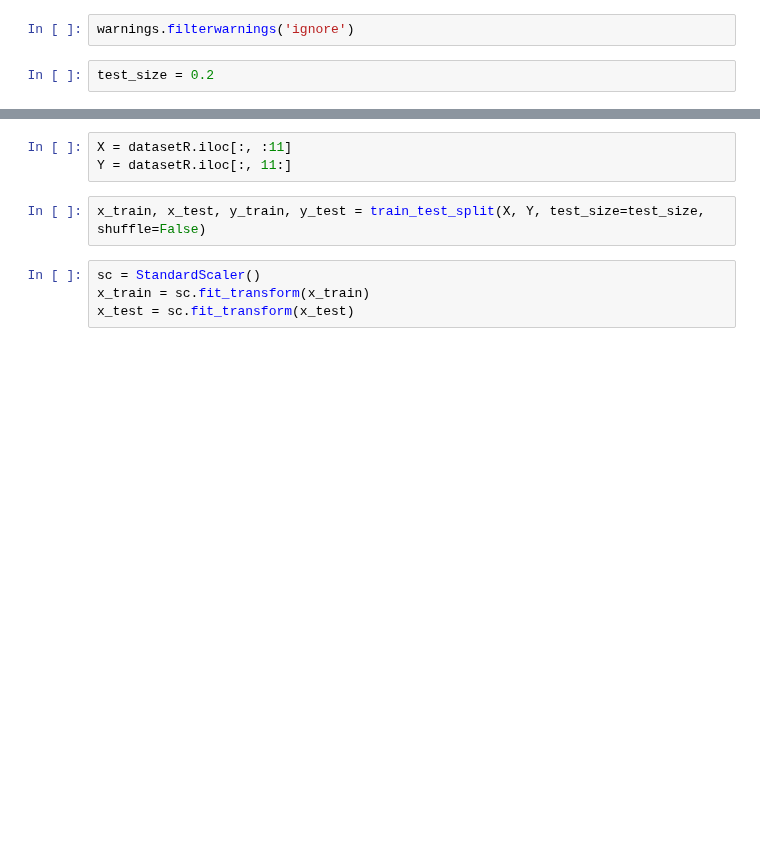
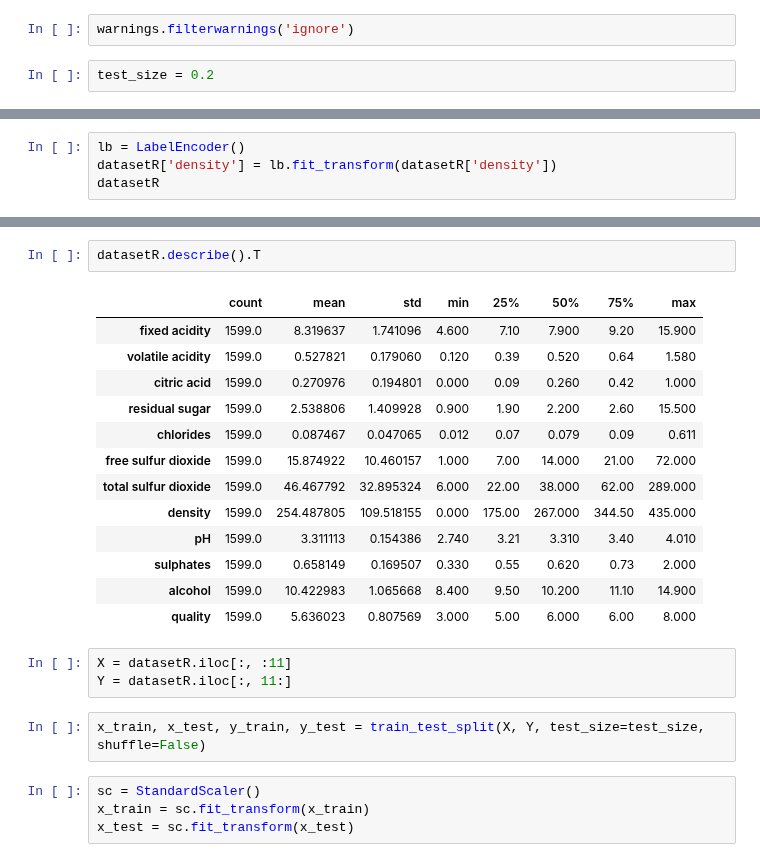
Before and after one commit to nurulalyh/TugasKB_SVM_Wine, a Jupyter notebook: SVM_Wine.ipynb, the cells around one changed output, grey strips where cells are left out. Saved outputs shown, nothing was run; the diff lists cells and outputs as text; blank space fills up the shorter version.

```diff
--- a/SVM_Wine.ipynb
+++ b/SVM_Wine.ipynb
@@ -16,0 +23,4 @@ datasetR = pd.read_csv('winequality-red.csv', sep=';')
+# %%
+lb = LabelEncoder()
+datasetR['density'] = lb.fit_transform(datasetR['density'])
+datasetR
@@ -17,3 +41,19 @@ datasetR = pd.read_csv('winequality-red.csv', sep=';')
+# %%
+datasetR.describe().T
+# %% [output]
+|  | count | mean | std | min | 25% | 50% | 75% | max |
+| fixed acidity | 1599.0 | 8.319637 | 1.741096 | 4.600 | 7.10 | 7.900 | 9.20 | 15.900 |
+| volatile acidity | 1599.0 | 0.527821 | 0.179060 | 0.120 | 0.39 | 0.520 | 0.64 | 1.580 |
+| citric acid | 1599.0 | 0.270976 | 0.194801 | 0.000 | 0.09 | 0.260 | 0.42 | 1.000 |
+| residual sugar | 1599.0 | 2.538806 | 1.409928 | 0.900 | 1.90 | 2.200 | 2.60 | 15.500 |
+| chlorides | 1599.0 | 0.087467 | 0.047065 | 0.012 | 0.07 | 0.079 | 0.09 | 0.611 |
+| free sulfur dioxide | 1599.0 | 15.874922 | 10.460157 | 1.000 | 7.00 | 14.000 | 21.00 | 72.000 |
+| total sulfur dioxide | 1599.0 | 46.467792 | 32.895324 | 6.000 | 22.00 | 38.000 | 62.00 | 289.000 |
+| density | 1599.0 | 254.487805 | 109.518155 | 0.000 | 175.00 | 267.000 | 344.50 | 435.000 |
+| pH | 1599.0 | 3.311113 | 0.154386 | 2.740 | 3.21 | 3.310 | 3.40 | 4.010 |
+| sulphates | 1599.0 | 0.658149 | 0.169507 | 0.330 | 0.55 | 0.620 | 0.73 | 2.000 |
+| alcohol | 1599.0 | 10.422983 | 1.065668 | 8.400 | 9.50 | 10.200 | 11.10 | 14.900 |
+| quality | 1599.0 | 5.636023 | 0.807569 | 3.000 | 5.00 | 6.000 | 6.00 | 8.000 |
 # %%
 X = datasetR.iloc[:, :11]
 Y = datasetR.iloc[:, 11:]
```
Also changed, not shown: parts of 10 cells of this notebook.
